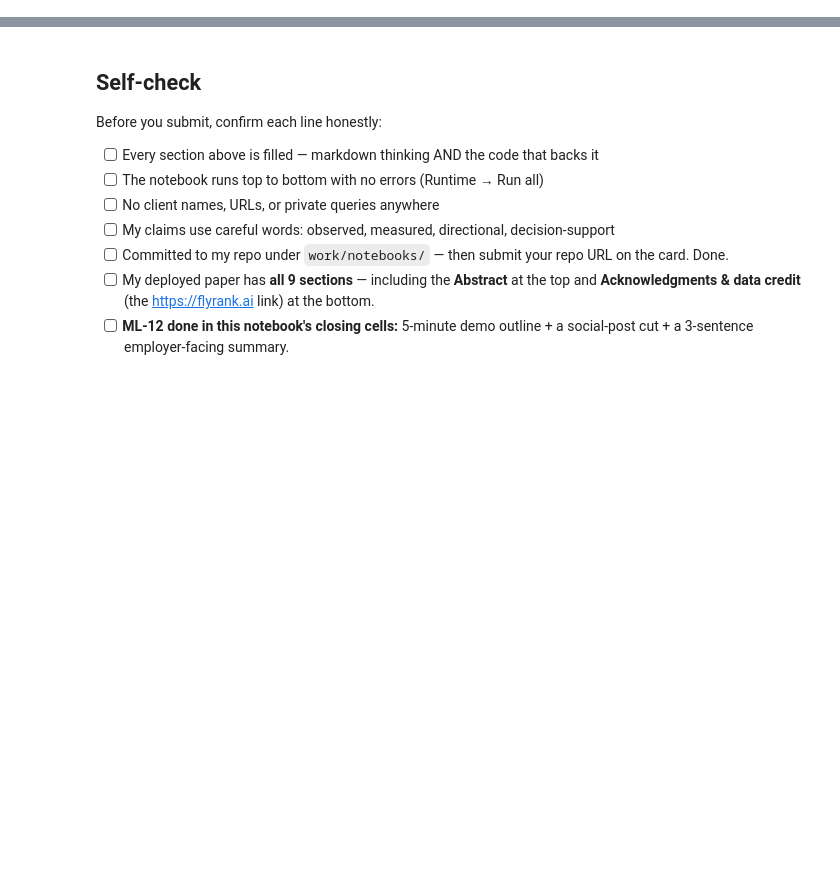
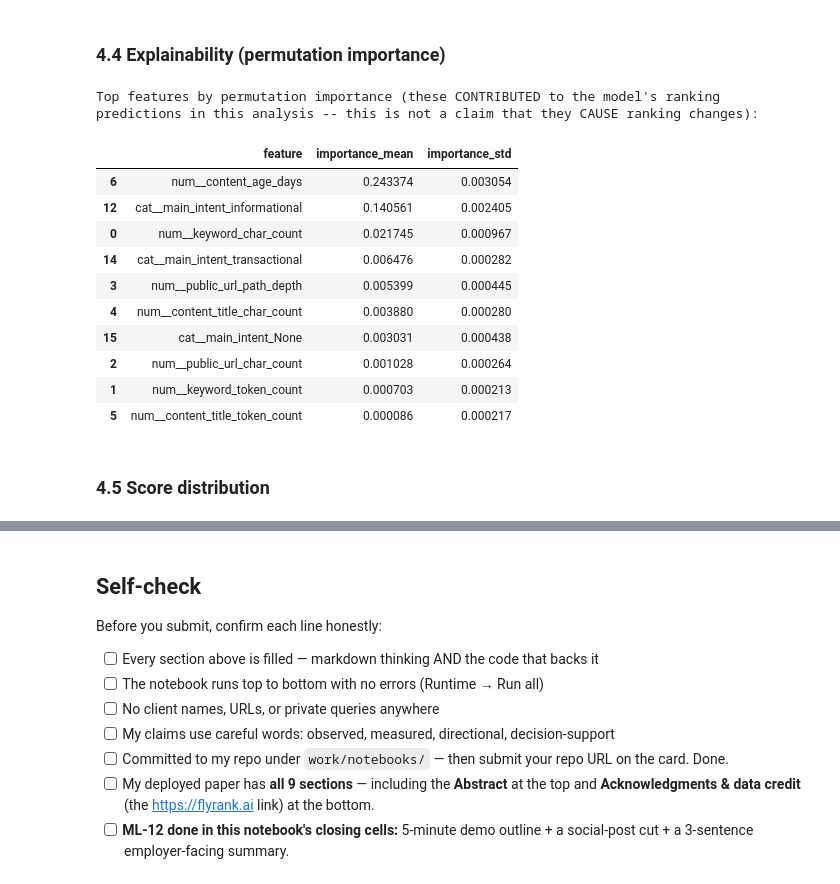
Before and after one commit to AgrimJain-quantum/internship-remote, a Jupyter notebook: work/notebooks/capstone.ipynb, the cells around one changed output, grey strips where cells are left out. Saved outputs shown, nothing was run; the diff lists cells and outputs as text; code cells hidden in the pictures; blank space fills up the shorter version.

```diff
--- a/work/notebooks/capstone.ipynb
+++ b/work/notebooks/capstone.ipynb
@@ -36,0 +726,41 @@ This skeleton is yours to fill. Work the sections **in order** — each one has
+# %% [markdown]
+### 4.4 Explainability (permutation importance)
+# %%
+feature_names = preprocessor.get_feature_names_out()
+perm = permutation_importance(final_model, X_val, y_val, n_repeats=10,
+                               random_state=RANDOM_SEED, n_jobs=-1)
+importance_df = pd.DataFrame({
+    "feature": feature_names,
+    "importance_mean": perm.importances_mean,
+    "importance_std": perm.importances_std,
+}).sort_values("importance_mean", ascending=False)
+importance_df.to_csv(ARTIFACT_DIR / "feature_importance.csv", index=False)
+
+fig, ax = plt.subplots(figsize=(9, 6))
+top_n = importance_df.head(15).iloc[::-1]
+ax.barh(top_n["feature"], top_n["importance_mean"], xerr=top_n["importance_std"])
+ax.set_xlabel("Permutation importance (drop in validation R² when shuffled)")
+ax.set_title(f"Feature Importance — {FINAL_MODEL_NAME} (permutation, Validation set)")
+plt.tight_layout()
+plt.savefig(CHART_DIR / "feature_importance.png", dpi=150)
+plt.close()
+
+print("Top features by permutation importance (these CONTRIBUTED to the model's ranking")
+print("predictions in this analysis -- this is not a claim that they CAUSE ranking changes):")
+importance_df.head(10)
+# %% [output]
+Top features by permutation importance (these CONTRIBUTED to the model's ranking
+predictions in this analysis -- this is not a claim that they CAUSE ranking changes):
+|  | feature | importance_mean | importance_std |
+| 6 | num__content_age_days | 0.243374 | 0.003054 |
+| 12 | cat__main_intent_informational | 0.140561 | 0.002405 |
+| 0 | num__keyword_char_count | 0.021745 | 0.000967 |
+| 14 | cat__main_intent_transactional | 0.006476 | 0.000282 |
+| 3 | num__public_url_path_depth | 0.005399 | 0.000445 |
+| 4 | num__content_title_char_count | 0.003880 | 0.000280 |
+| 15 | cat__main_intent_None | 0.003031 | 0.000438 |
+| 2 | num__public_url_char_count | 0.001028 | 0.000264 |
+| 1 | num__keyword_token_count | 0.000703 | 0.000213 |
+| 5 | num__content_title_token_count | 0.000086 | 0.000217 |
+# %% [markdown]
+### 4.5 Score distribution
```
Also changed, not shown: parts of 50 cells of this notebook.
